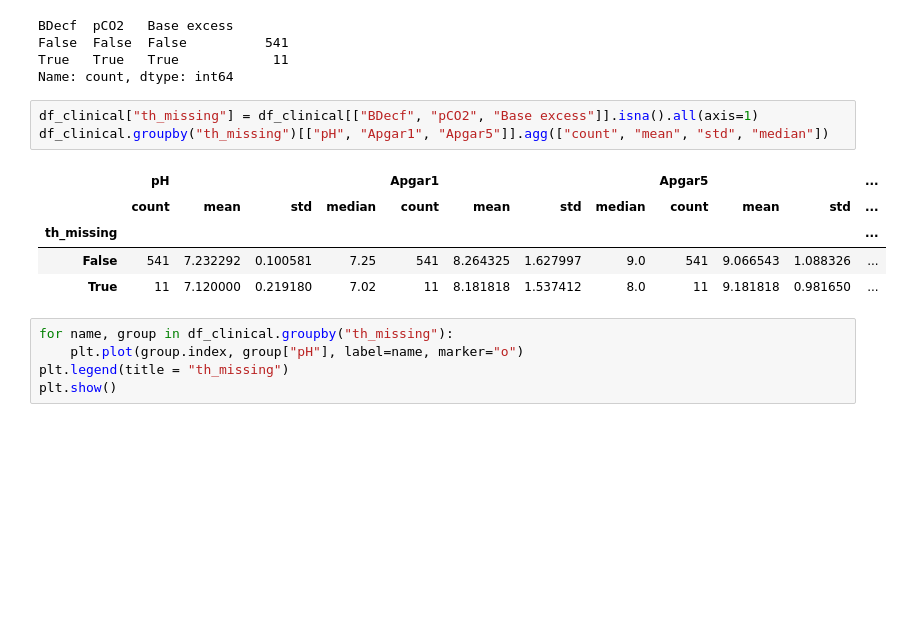
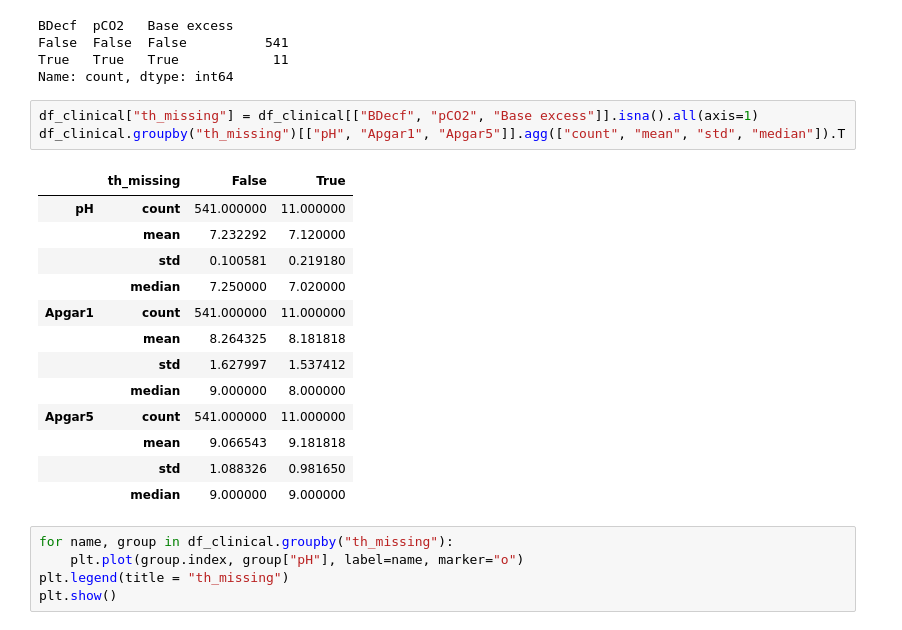
Before and after one commit to trnnstella/Fetal-health-analysis, a Jupyter notebook: fetal-health.ipynb, the cells around one changed output. Saved outputs shown, nothing was run; the diff lists cells and outputs as text; blank space fills up the shorter version.

```diff
--- a/fetal-health.ipynb
+++ b/fetal-health.ipynb
@@ -254,13 +256,21 @@ True   True   True            11
 Name: count, dtype: int64
 # %%
 df_clinical["th_missing"] = df_clinical[["BDecf", "pCO2", "Base excess"]].isna().all(axis=1)
-df_clinical.groupby("th_missing")[["pH", "Apgar1", "Apgar5"]].agg(["count", "mean", "std", "median"])
+df_clinical.groupby("th_missing")[["pH", "Apgar1", "Apgar5"]].agg(["count", "mean", "std", "median"]).T
 # %% [output]
-|  | pH |  |  |  | Apgar1 |  |  |  | Apgar5 |  |  | ... |
-|  | count | mean | std | median | count | mean | std | median | count | mean | std | ... |
-| th_missing |  |  |  |  |  |  |  |  |  |  |  | ... |
-| False | 541 | 7.232292 | 0.100581 | 7.25 | 541 | 8.264325 | 1.627997 | 9.0 | 541 | 9.066543 | 1.088326 | ... |
-| True | 11 | 7.120000 | 0.219180 | 7.02 | 11 | 8.181818 | 1.537412 | 8.0 | 11 | 9.181818 | 0.981650 | ... |
+|  | th_missing | False | True |
+| pH | count | 541.000000 | 11.000000 |
+|  | mean | 7.232292 | 7.120000 |
+|  | std | 0.100581 | 0.219180 |
+|  | median | 7.250000 | 7.020000 |
+| Apgar1 | count | 541.000000 | 11.000000 |
+|  | mean | 8.264325 | 8.181818 |
+|  | std | 1.627997 | 1.537412 |
+|  | median | 9.000000 | 8.000000 |
+| Apgar5 | count | 541.000000 | 11.000000 |
+|  | mean | 9.066543 | 9.181818 |
+|  | std | 1.088326 | 0.981650 |
+|  | median | 9.000000 | 9.000000 |
 # %%
 for name, group in df_clinical.groupby("th_missing"):
     plt.plot(group.index, group["pH"], label=name, marker="o")
```
Also changed, not shown: parts of 3 cells of this notebook.
